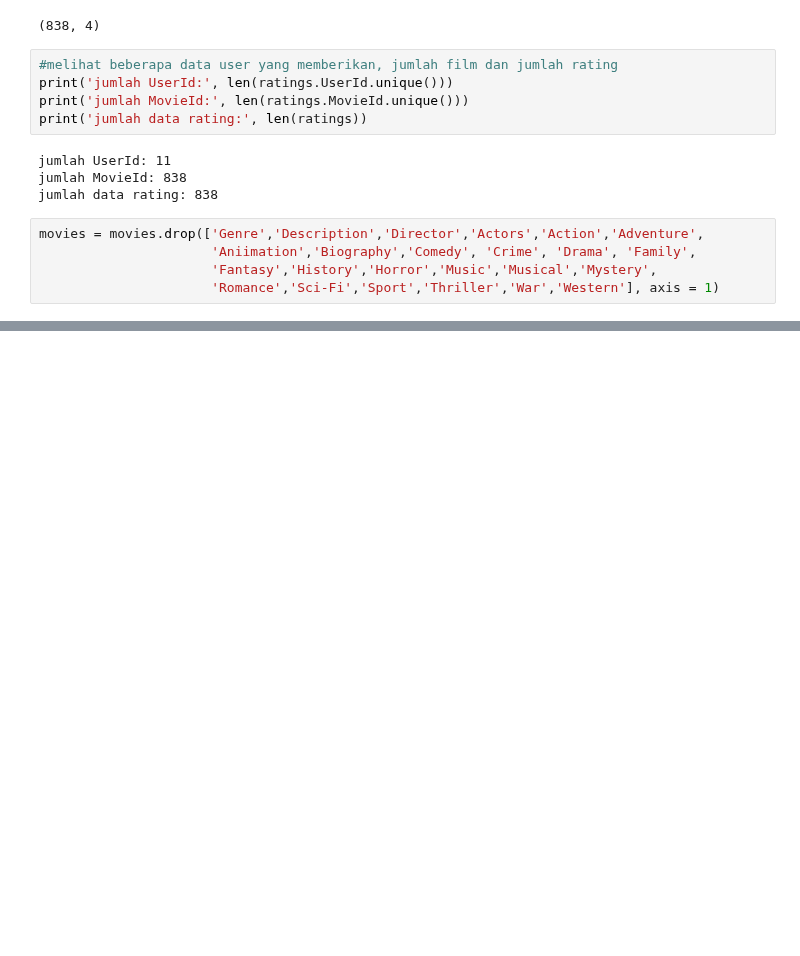
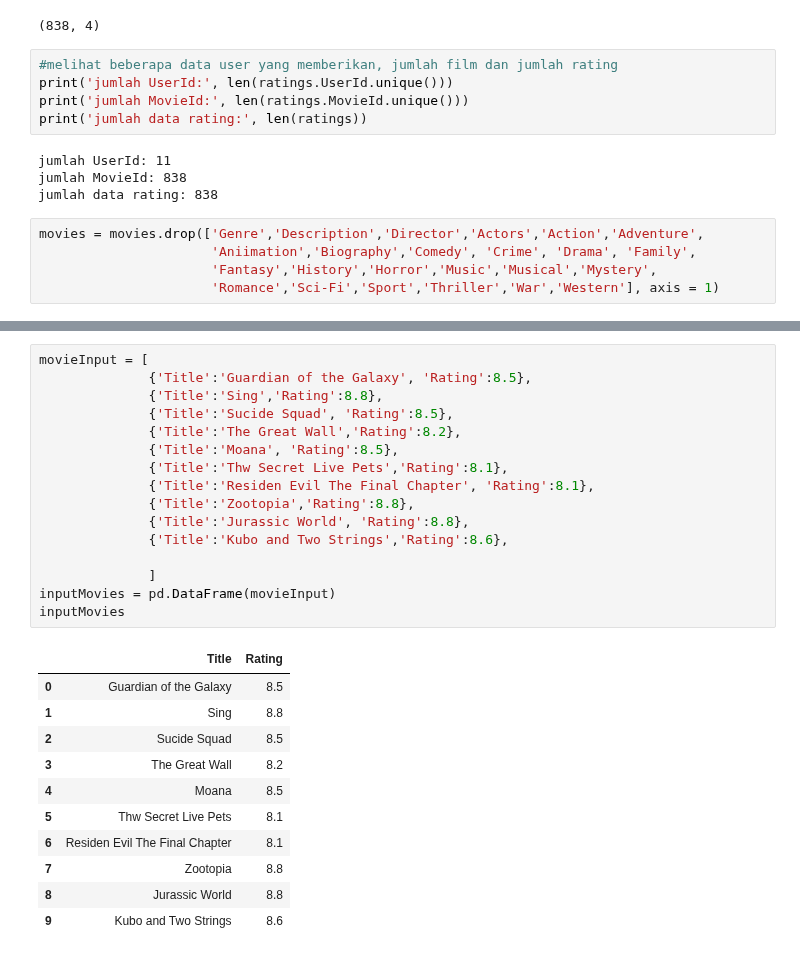
Before and after one commit to Ihbar1/ihbar.github.io, a Jupyter notebook: praktikum_sistem_rekomendasi.ipynb, the cells around one changed output, grey strips where cells are left out. Drawn from its saved outputs; the diff is of its cells as text; blank space fills up the shorter version.

```diff
--- a/praktikum_sistem_rekomendasi.ipynb
+++ b/praktikum_sistem_rekomendasi.ipynb
@@ -136,0 +146,28 @@ movies = movies.drop(['Genre','Description','Director','Actors','Action','Advent
+# %%
+movieInput = [
+              {'Title':'Guardian of the Galaxy', 'Rating':8.5},
+              {'Title':'Sing','Rating':8.8},
+              {'Title':'Sucide Squad', 'Rating':8.5},
+              {'Title':'The Great Wall','Rating':8.2},
+              {'Title':'Moana', 'Rating':8.5},
+              {'Title':'Thw Secret Live Pets','Rating':8.1},
+              {'Title':'Residen Evil The Final Chapter', 'Rating':8.1},
+              {'Title':'Zootopia','Rating':8.8},
+              {'Title':'Jurassic World', 'Rating':8.8},
+              {'Title':'Kubo and Two Strings','Rating':8.6},
+
+              ]
+inputMovies = pd.DataFrame(movieInput)
+inputMovies
+# %% [output]
+|  | Title | Rating |
+| 0 | Guardian of the Galaxy | 8.5 |
+| 1 | Sing | 8.8 |
+| 2 | Sucide Squad | 8.5 |
+| 3 | The Great Wall | 8.2 |
+| 4 | Moana | 8.5 |
+| 5 | Thw Secret Live Pets | 8.1 |
+| 6 | Residen Evil The Final Chapter | 8.1 |
+| 7 | Zootopia | 8.8 |
+| 8 | Jurassic World | 8.8 |
+| 9 | Kubo and Two Strings | 8.6 |
```
Also changed, not shown: parts of 9 cells of this notebook.
